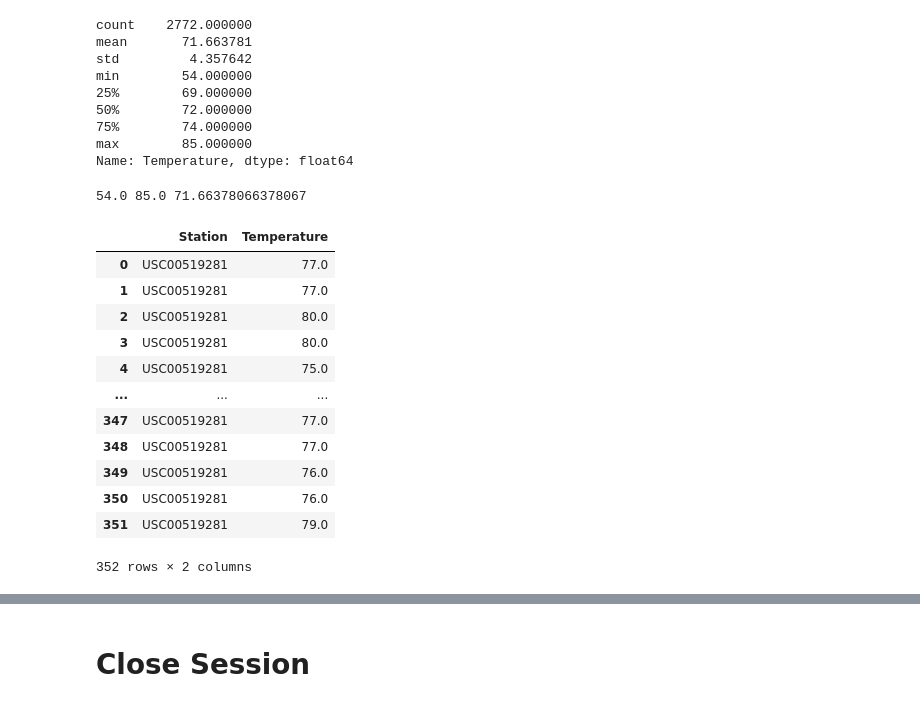
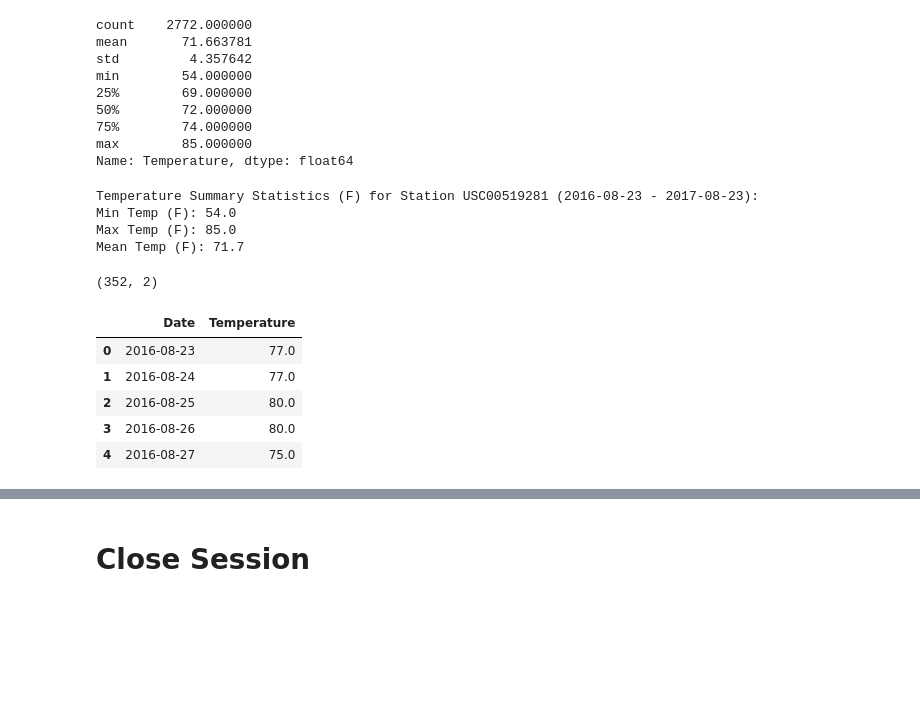
Before and after one commit to ethanwright96/sqlalchemy-challenge, a Jupyter notebook: SurfsUp/hawaii_prcp_temp.ipynb, the cells around one changed output, grey strips where cells are left out. Saved outputs shown, nothing was run; the diff lists cells and outputs as text; code cells hidden in the pictures; blank space fills up the shorter version.

```diff
--- a/SurfsUp/hawaii_prcp_temp.ipynb
+++ b/SurfsUp/hawaii_prcp_temp.ipynb
@@ -244,35 +262,39 @@ min        54.000000
 75%        74.000000
 max        85.000000
 Name: Temperature, dtype: float64
-# %%
-lowest_temp = most_active_temp_df.Temperature.min()
-highest_temp = most_active_temp_df.Temperature.max()
-average_temp = most_active_temp_df.Temperature.mean()
-
-print(lowest_temp, highest_temp, average_temp)
-# %% [output]
-54.0 85.0 71.66378066378067
+# %%
+# Harvest the min, max, and mean summary statisitcs using method chained functions
+lowest_temp = most_active_temp_df.Temperature.min()
+highest_temp = most_active_temp_df.Temperature.max()
+average_temp = most_active_temp_df.Temperature.mean()
+# Print statistics
+print(f"Temperature Summary Statistics (F) for Station {most_active_station} ({period_start} - {most_recent_date}):")
+print(f"Min Temp (F): {round(lowest_temp,1)}")
+print(f"Max Temp (F): {round(highest_temp,1)}")
+print(f"Mean Temp (F): {round(average_temp,1)}")
+# %% [output]
+Temperature Summary Statistics (F) for Station USC00519281 (2016-08-23 - 2017-08-23):
+Min Temp (F): 54.0
+Max Temp (F): 85.0
+Mean Temp (F): 71.7
 # %%
 # Using the most active station id
 # Query the last 12 months of temperature observation data for this station and plot the results as a histogram
-MAS_year_query = session.query(Measurement.station, Measurement.tobs).\
+MAS_year_query = session.query(Measurement.date, Measurement.tobs).\
     filter(Measurement.station == most_active_station).\
     filter(Measurement.date >= period_start).all()
 
-MAS_annual_temp_df = pd.DataFrame(MAS_year_query, columns = ['Station', 'Temperature'])
-MAS_annual_temp_df
+# Create DataFrame with query results
+MAS_annual_temp_df = pd.DataFrame(MAS_year_query, columns = ['Date', 'Temperature'])
+# Print shape and head() of df
+print(MAS_annual_temp_df.shape)
+MAS_annual_temp_df.head()
 # %% [output]
+(352, 2)
-|  | Station | Temperature |
-| 0 | USC00519281 | 77.0 |
-| 1 | USC00519281 | 77.0 |
-| 2 | USC00519281 | 80.0 |
-| 3 | USC00519281 | 80.0 |
-| 4 | USC00519281 | 75.0 |
-| ... | ... | ... |
-| 347 | USC00519281 | 77.0 |
-| 348 | USC00519281 | 77.0 |
-| 349 | USC00519281 | 76.0 |
-| 350 | USC00519281 | 76.0 |
-| 351 | USC00519281 | 79.0 |
+|  | Date | Temperature |
+| 0 | 2016-08-23 | 77.0 |
+| 1 | 2016-08-24 | 77.0 |
+| 2 | 2016-08-25 | 80.0 |
+| 3 | 2016-08-26 | 80.0 |
+| 4 | 2016-08-27 | 75.0 |
-352 rows × 2 columns
 # %%
```
Also changed, not shown: parts of 16 cells of this notebook, 2 other files.
